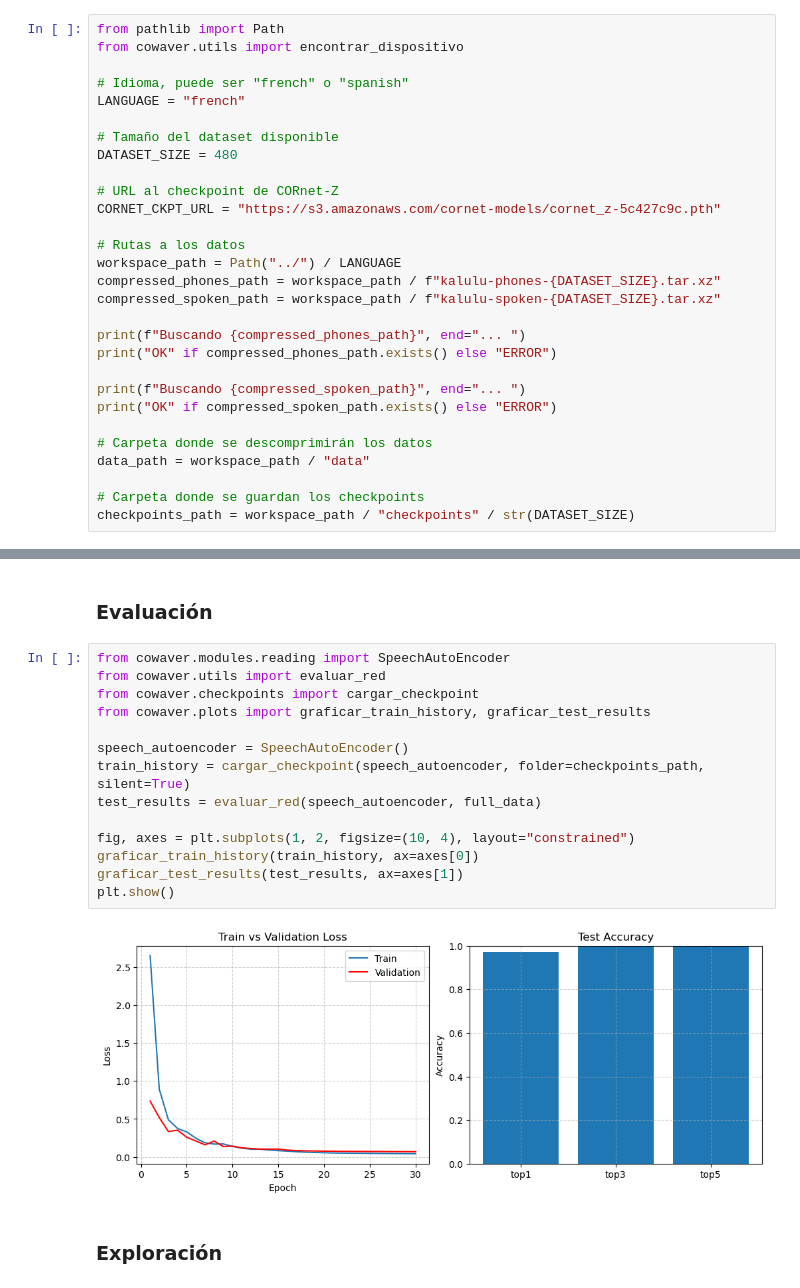
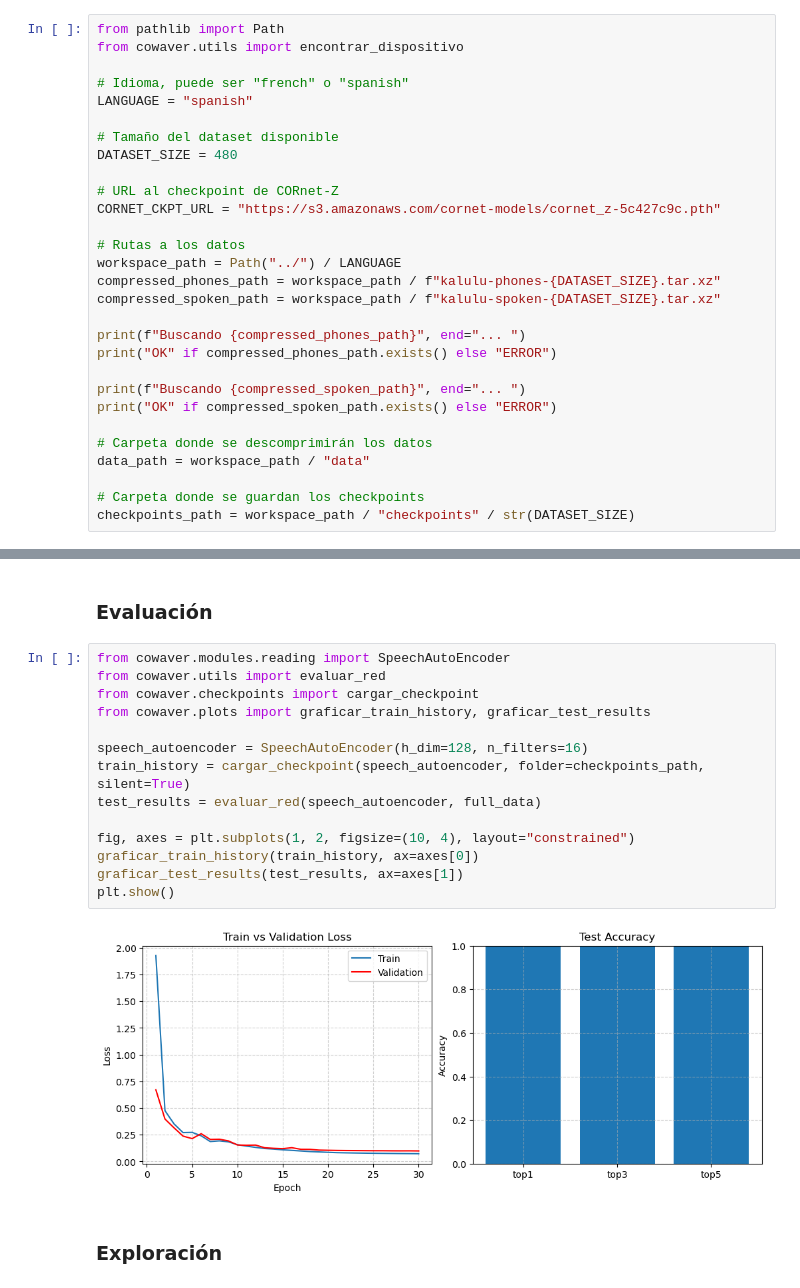
Before and after one commit to martindsq/from-speech, a Jupyter notebook: notebooks/Untitled-Copy1.ipynb, the cells around one changed output, grey strips where cells are left out. Drawn from its saved outputs; the diff is of its cells as text.

```diff
--- a/notebooks/Untitled-Copy1.ipynb
+++ b/notebooks/Untitled-Copy1.ipynb
@@ -41,7 +41,7 @@ from pathlib import Path
 from cowaver.utils import encontrar_dispositivo
 
 # Idioma, puede ser "french" o "spanish"
-LANGUAGE = "french"
+LANGUAGE = "spanish"
 
 # Tamaño del dataset disponible
 DATASET_SIZE = 480
@@ -197,19 +197,19 @@ Red speech_autoencoder_hd256_sl49_mb80
 # %%
 from cowaver.modules.reading import SpeechAutoEncoder
 from cowaver.utils import evaluar_red
 from cowaver.checkpoints import cargar_checkpoint
 from cowaver.plots import graficar_train_history, graficar_test_results
 
-speech_autoencoder = SpeechAutoEncoder()
+speech_autoencoder = SpeechAutoEncoder(h_dim=128, n_filters=16)
 train_history = cargar_checkpoint(speech_autoencoder, folder=checkpoints_path, silent=True)
 test_results = evaluar_red(speech_autoencoder, full_data)
 
 fig, axes = plt.subplots(1, 2, figsize=(10, 4), layout="constrained")
 graficar_train_history(train_history, ax=axes[0])
 graficar_test_results(test_results, ax=axes[1])
 plt.show()
 # %% [output]
-[figure, old version]
+[figure, new version]
 # %% [markdown]
 ### Exploración
 # %%
```
Also changed, not shown: parts of 14 cells of this notebook, 1 other file.
